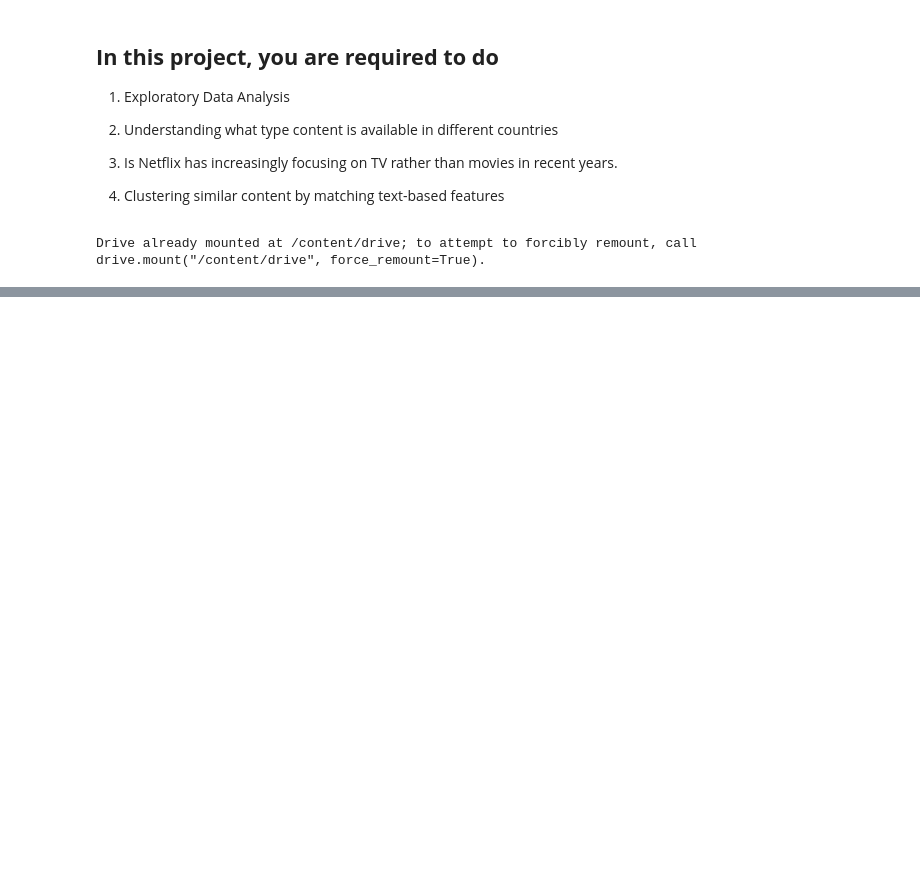
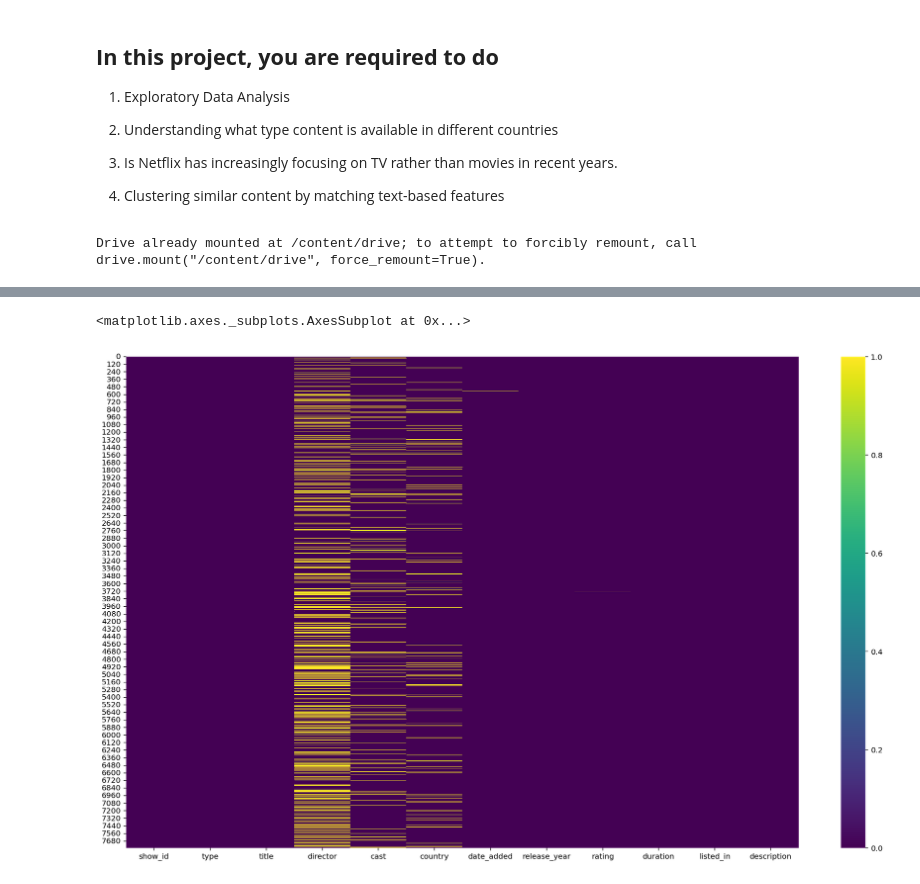
Before and after one commit to PUNEETSUBHANJI/Netflix_movies_Tv_shows_clustering, a Jupyter notebook: Netflix_Movies_Tv_shows_Clustering.ipynb, the cells around one changed output, grey strips where cells are left out. Saved outputs shown, nothing was run; the diff lists cells and outputs as text; code cells hidden in the pictures; blank space fills up the shorter version.

```diff
--- a/Netflix_Movies_Tv_shows_Clustering.ipynb
+++ b/Netflix_Movies_Tv_shows_Clustering.ipynb
@@ -50,0 +120,4 @@ Drive already mounted at /content/drive; to attempt to forcibly remount, call dr
+# %%
+#loading the dataset
+data=pd.read_csv('/content/drive/MyDrive/Projects- Almabetter_Puneet/NETFLIX_MOVIES_AND_TV_SHOWS_CLUSTERING/NETFLIX MOVIES AND TV SHOWS CLUSTERING.csv')
+data=pd.DataFrame(data)
@@ -50,0 +168,7 @@ Drive already mounted at /content/drive; to attempt to forcibly remount, call dr
+# %%
+#checking null values by visualizing it
+plt.figure(figsize=(20,12))
+sns.heatmap(data.isna(), cmap="viridis")
+# %% [output]
+<matplotlib.axes._subplots.AxesSubplot at 0x...>
+[figure, added]
```
Also changed, not shown: parts of 22 cells of this notebook.
